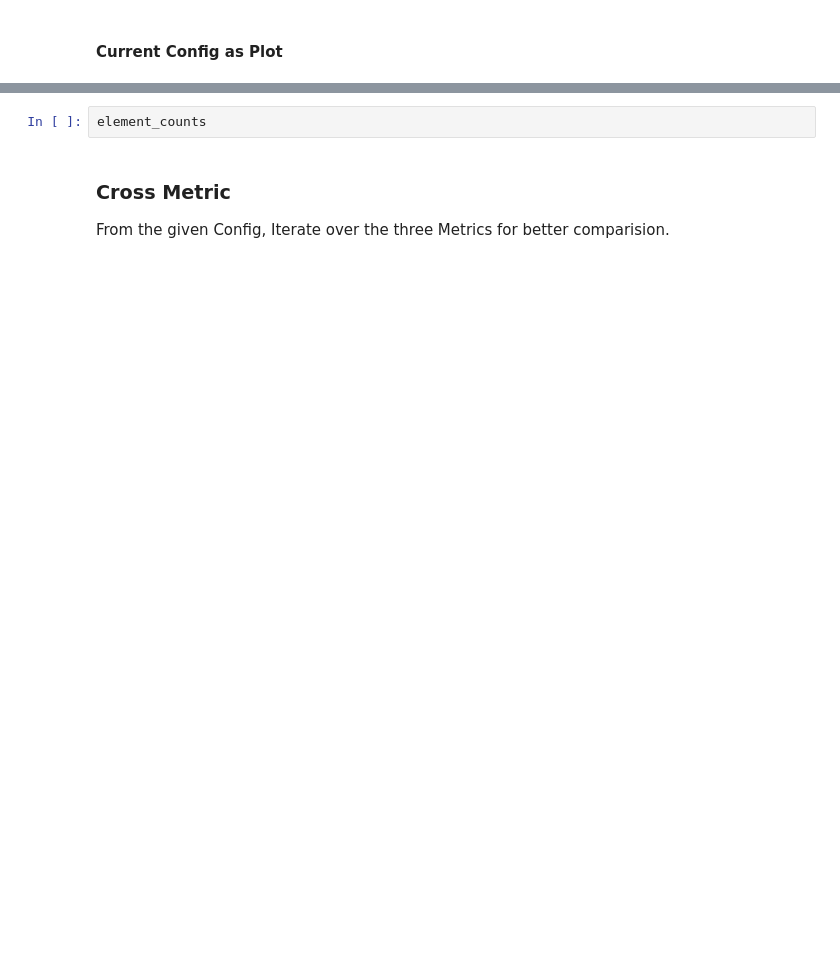
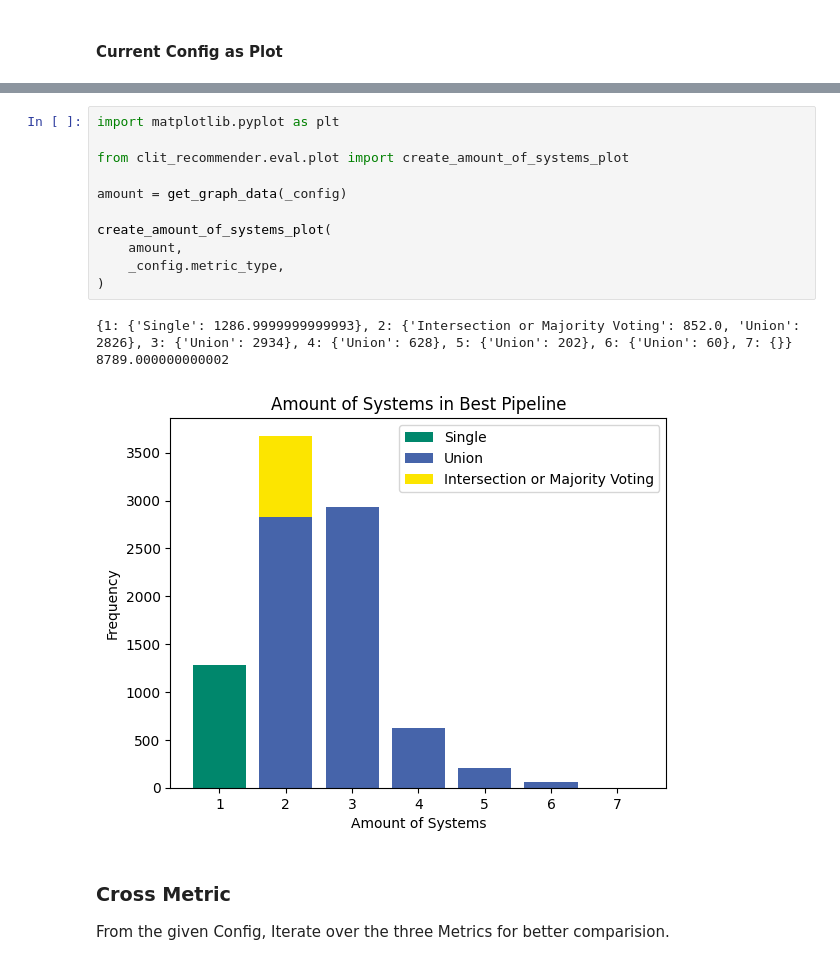
Before and after one commit to niladi/kdd-seminar-code, a Jupyter notebook: experiments.ipynb, the cells around one changed output, grey strips where cells are left out. Saved outputs shown, nothing was run; the diff lists cells and outputs as text; blank space fills up the shorter version.

```diff
--- a/experiments.ipynb
+++ b/experiments.ipynb
@@ -401,5 +333,18 @@ plt.show()
-# %%
-element_counts
+# %%
+import matplotlib.pyplot as plt
+
+from clit_recommender.eval.plot import create_amount_of_systems_plot
+
+amount = get_graph_data(_config)
+
+create_amount_of_systems_plot(
+    amount,
+    _config.metric_type,
+)
+# %% [output]
+{1: {'Single': 1286.9999999999993}, 2: {'Intersection or Majority Voting': 852.0, 'Union': 2826}, 3: {'Union': 2934}, 4: {'Union': 628}, 5: {'Union': 202}, 6: {'Union': 60}, 7: {}}
+8789.000000000002
+[figure, added]
 # %% [markdown]
 ### Cross Metric
 
```
Also changed, not shown: parts of 9 cells of this notebook, 5 other files.
